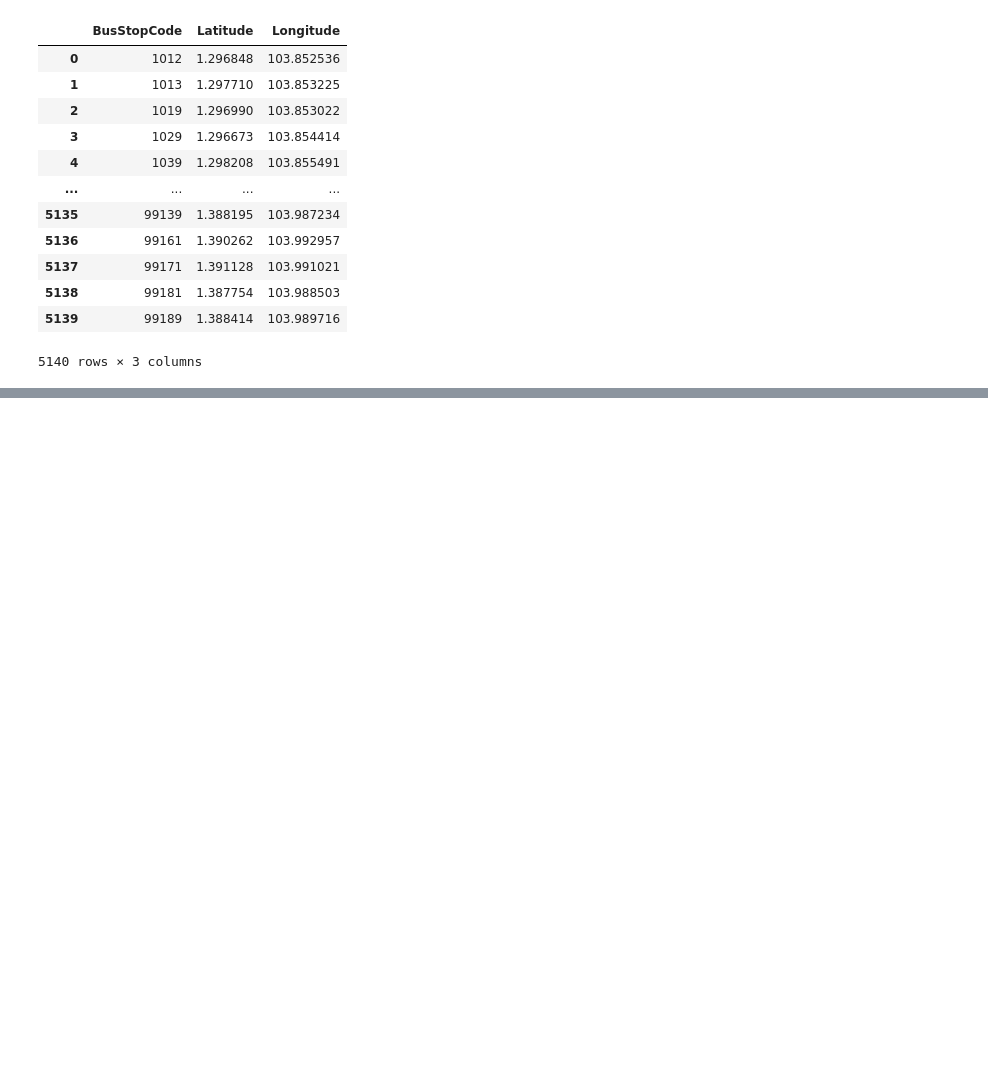
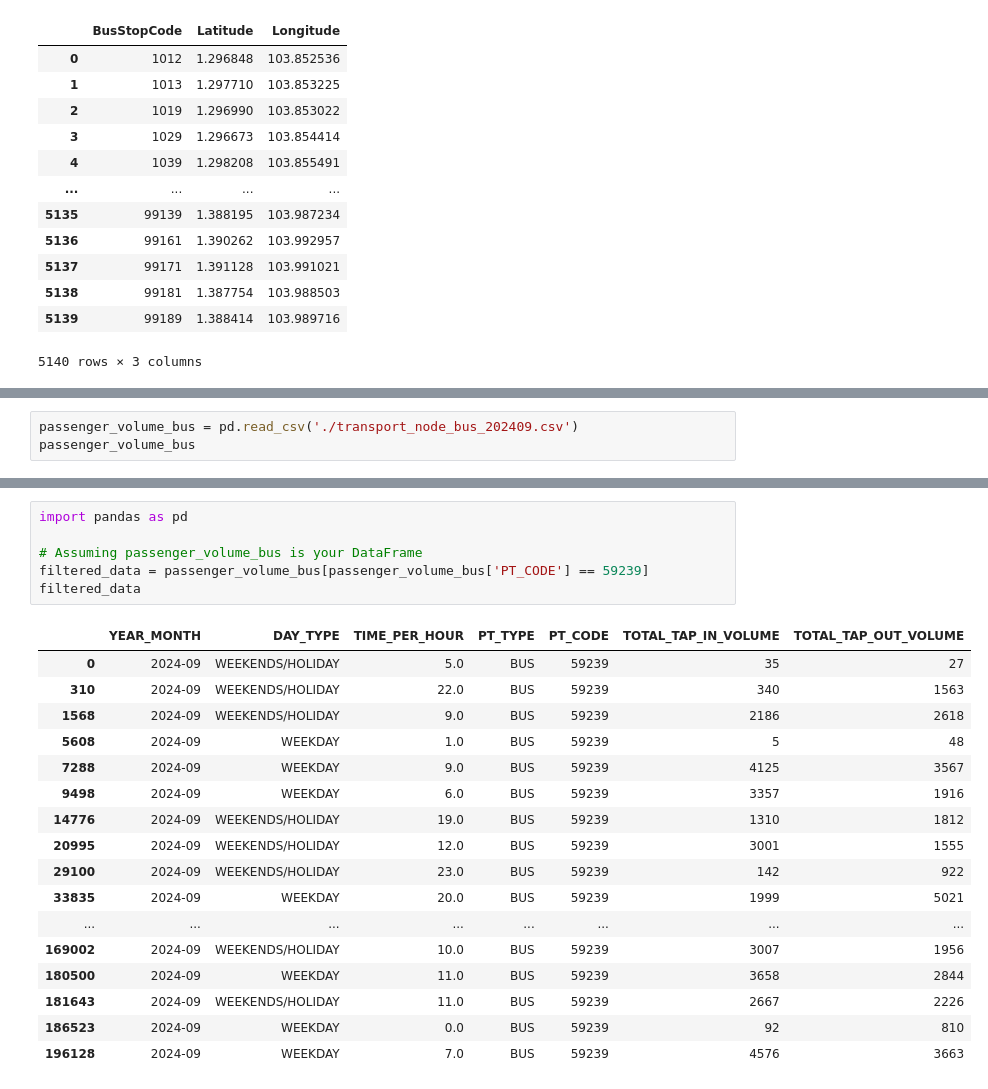
Before and after one commit to Yutingggggggg/dsa4264_geospatial, a Jupyter notebook: workingfiles/lta_datamall_data.ipynb, the cells around one changed output, grey strips where cells are left out. Saved outputs shown, nothing was run; the diff lists cells and outputs as text; blank space fills up the shorter version.

Commit message:
update passenger volume bus

```diff
--- a/workingfiles/lta_datamall_data.ipynb
+++ b/workingfiles/lta_datamall_data.ipynb
@@ -172,0 +190,3 @@ KeyError: 'value'
+# %%
+passenger_volume_bus = pd.read_csv('./transport_node_bus_202409.csv')
+passenger_volume_bus
@@ -172,0 +207,24 @@ KeyError: 'value'
+# %%
+import pandas as pd
+
+# Assuming passenger_volume_bus is your DataFrame
+filtered_data = passenger_volume_bus[passenger_volume_bus['PT_CODE'] == 59239]
+filtered_data
+# %% [output]
+|  | YEAR_MONTH | DAY_TYPE | TIME_PER_HOUR | PT_TYPE | PT_CODE | TOTAL_TAP_IN_VOLUME | TOTAL_TAP_OUT_VOLUME |
+| 0 | 2024-09 | WEEKENDS/HOLIDAY | 5.0 | BUS | 59239 | 35 | 27 |
+| 310 | 2024-09 | WEEKENDS/HOLIDAY | 22.0 | BUS | 59239 | 340 | 1563 |
+| 1568 | 2024-09 | WEEKENDS/HOLIDAY | 9.0 | BUS | 59239 | 2186 | 2618 |
+| 5608 | 2024-09 | WEEKDAY | 1.0 | BUS | 59239 | 5 | 48 |
+| 7288 | 2024-09 | WEEKDAY | 9.0 | BUS | 59239 | 4125 | 3567 |
+| 9498 | 2024-09 | WEEKDAY | 6.0 | BUS | 59239 | 3357 | 1916 |
+| 14776 | 2024-09 | WEEKENDS/HOLIDAY | 19.0 | BUS | 59239 | 1310 | 1812 |
+| 20995 | 2024-09 | WEEKENDS/HOLIDAY | 12.0 | BUS | 59239 | 3001 | 1555 |
+| 29100 | 2024-09 | WEEKENDS/HOLIDAY | 23.0 | BUS | 59239 | 142 | 922 |
+| 33835 | 2024-09 | WEEKDAY | 20.0 | BUS | 59239 | 1999 | 5021 |
+| ... | ... | ... | ... | ... | ... | ... | ... |
+| 169002 | 2024-09 | WEEKENDS/HOLIDAY | 10.0 | BUS | 59239 | 3007 | 1956 |
+| 180500 | 2024-09 | WEEKDAY | 11.0 | BUS | 59239 | 3658 | 2844 |
+| 181643 | 2024-09 | WEEKENDS/HOLIDAY | 11.0 | BUS | 59239 | 2667 | 2226 |
+| 186523 | 2024-09 | WEEKDAY | 0.0 | BUS | 59239 | 92 | 810 |
+| 196128 | 2024-09 | WEEKDAY | 7.0 | BUS | 59239 | 4576 | 3663 |
```
Also changed, not shown: parts of 9 cells of this notebook.
